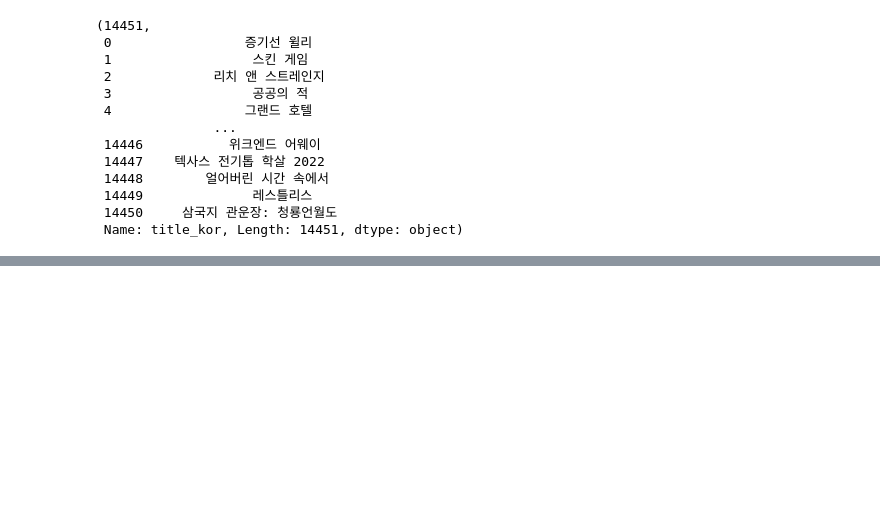
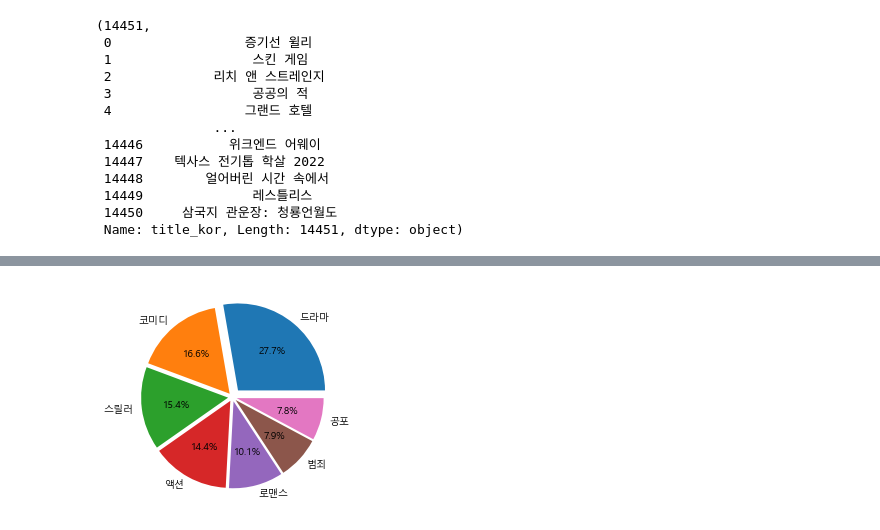
Before and after one commit to 0jipy/project_JI, a Jupyter notebook: 0.Model/02.M1_total.ipynb, the cells around one changed output, grey strips where cells are left out. Saved outputs shown, nothing was run; the diff lists cells and outputs as text; code cells hidden in the pictures; blank space fills up the shorter version.

```diff
--- a/0.Model/02.M1_total.ipynb
+++ b/0.Model/02.M1_total.ipynb
@@ -693,0 +764,7 @@ mmm
+# %%
+# 장르 번호 부여 용 dict 셋팅
+idx = {'1':'액션', '2':'애니메이션', '3':'코미디', '4':'범죄',
+       '5':'다큐멘터리', '6':'드라마', '7':'판타지', '8':'역사',
+       '9':'공포', '10':'가족', '11':'음악', '12':'스릴러',
+       '13':'로맨스', '14':'SF', '15':'스포츠', '16':'전쟁',
+       '17':'서부', '18':'Reality TV', '19':'Made in Europe'}
@@ -693,0 +1007,17 @@ mmm
+# %%
+# 상위7개 카테고리 비율
+
+# ratio = ((df_g['Count_jenre'] / df_g['Count_jenre'].sum()) * 100)[0:6] # 값.
+ratio = df_g['Count_jenre'][0:7]
+labels = [ c for c in df_g['genre'].values][0:7]
+# labels = labels[0:5]
+
+# frequency = df_g['Count_jenre']
+# cake = df_g({'frequency':frequency},
+#                    index = lala)
+# cake['frequency'].plot(kind='pie')
+
+plt.pie(ratio, labels=labels, autopct='%.1f%%', explode=[0.1,0.05,0.05,0.05,0.05,0.05,0.05])
+plt.show()
+# %% [output]
+[figure, added]
```
Also changed, not shown: parts of 29 cells of this notebook.
